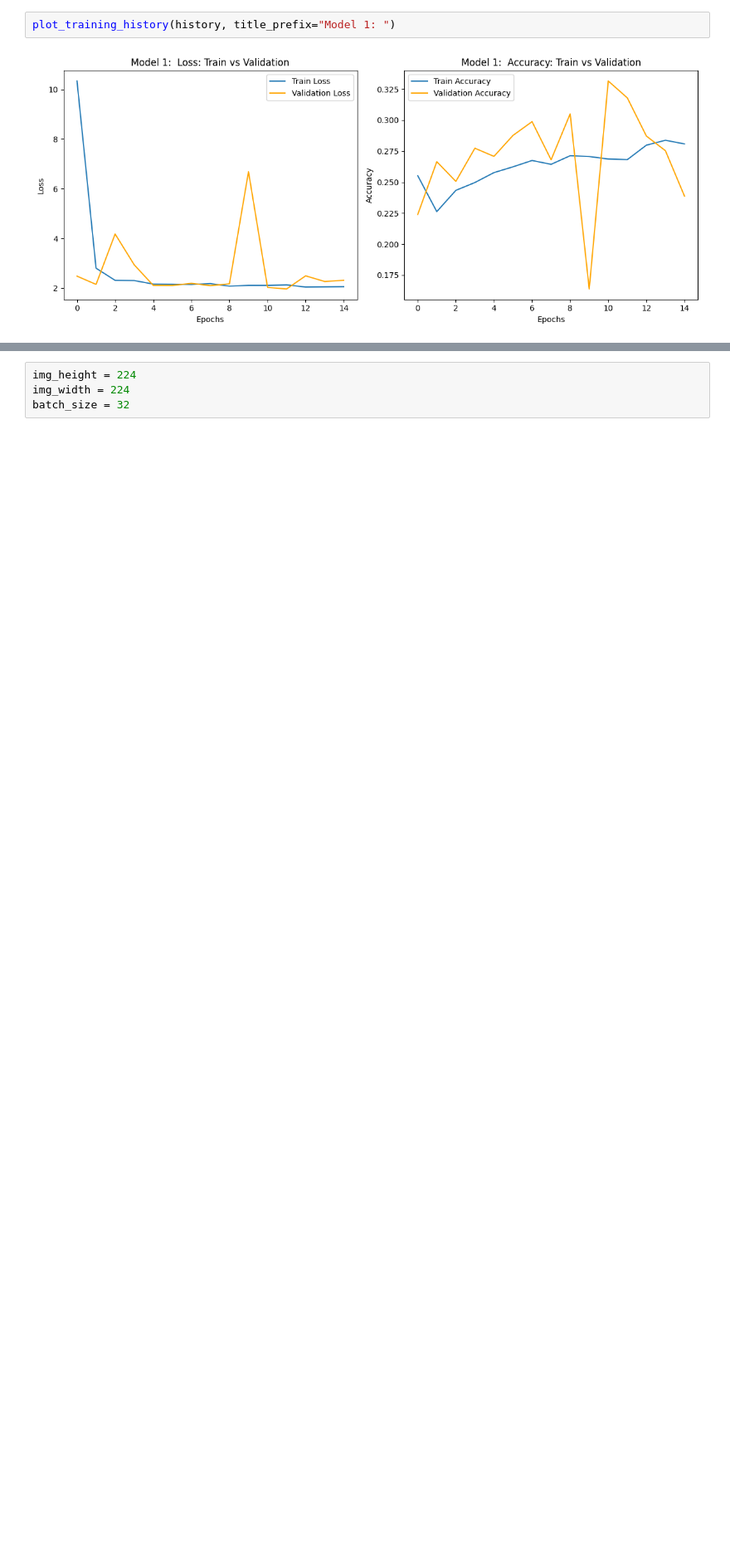
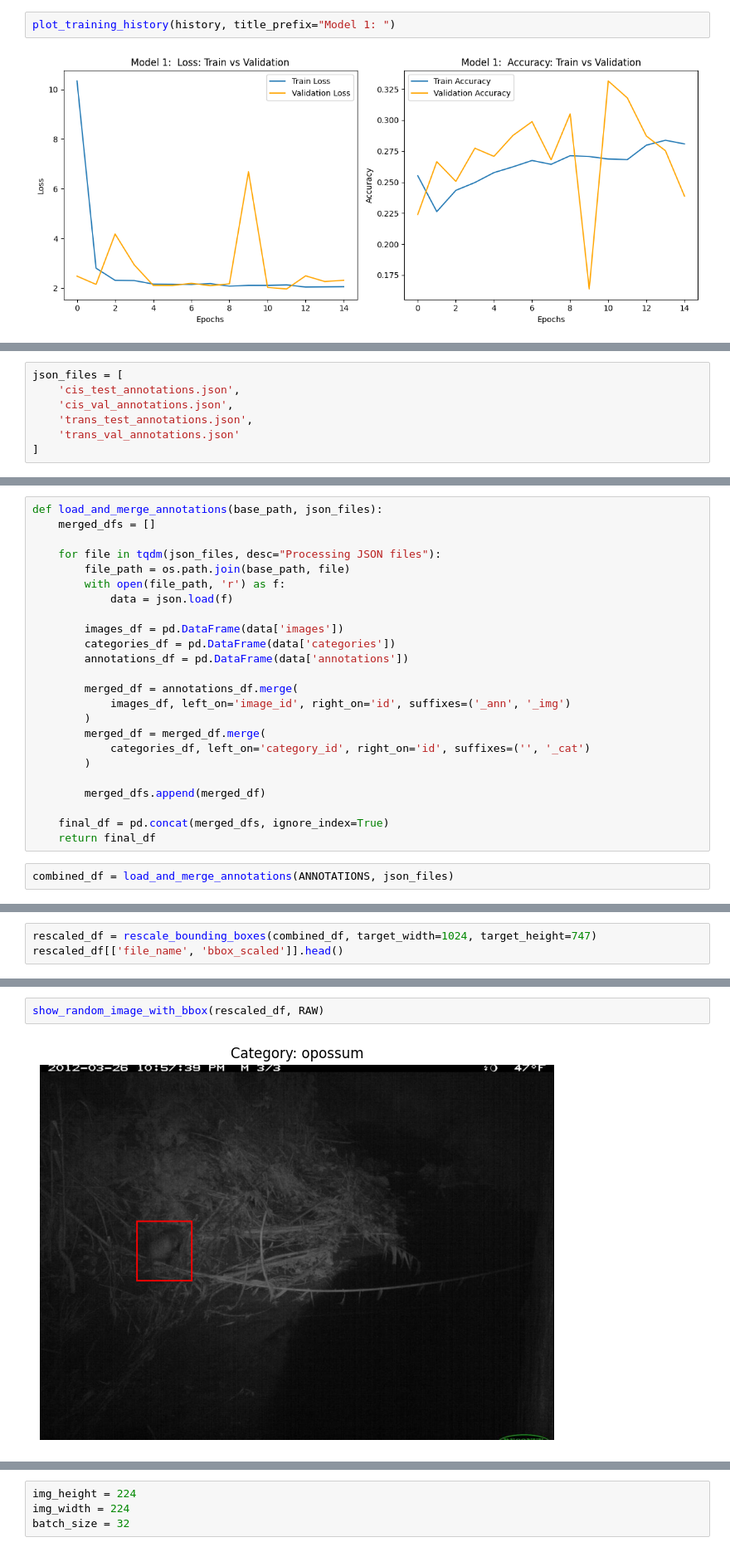
Before and after one commit to Raulinho-A/wildlife-vision, a Jupyter notebook: notebooks/2.0-raa-train-model.ipynb, the cells around one changed output, grey strips where cells are left out. Shown at 83% size. Drawn from its saved outputs; the diff is of its cells as text; blank space fills up the shorter version.

```diff
--- a/notebooks/2.0-raa-train-model.ipynb
+++ b/notebooks/2.0-raa-train-model.ipynb
@@ -216,0 +229,7 @@ Diagnóstico
+# %%
+json_files = [
+    'cis_test_annotations.json',
+    'cis_val_annotations.json',
+    'trans_test_annotations.json',
+    'trans_val_annotations.json'
+]
@@ -216,0 +238,26 @@ Diagnóstico
+# %%
+def load_and_merge_annotations(base_path, json_files):
+    merged_dfs = []
+
+    for file in tqdm(json_files, desc="Processing JSON files"):
+        file_path = os.path.join(base_path, file)
+        with open(file_path, 'r') as f:
+            data = json.load(f)
+
+        images_df = pd.DataFrame(data['images'])
+        categories_df = pd.DataFrame(data['categories'])
+        annotations_df = pd.DataFrame(data['annotations'])
+
+        merged_df = annotations_df.merge(
+            images_df, left_on='image_id', right_on='id', suffixes=('_ann', '_img')
+        )
+        merged_df = merged_df.merge(
+            categories_df, left_on='category_id', right_on='id', suffixes=('', '_cat')
+        )
+
+        merged_dfs.append(merged_df)
+
+    final_df = pd.concat(merged_dfs, ignore_index=True)
+    return final_df
+# %%
+combined_df = load_and_merge_annotations(ANNOTATIONS, json_files)
@@ -216,0 +275,3 @@ Diagnóstico
+# %%
+rescaled_df = rescale_bounding_boxes(combined_df, target_width=1024, target_height=747)
+rescaled_df[['file_name', 'bbox_scaled']].head()
@@ -216,0 +288,4 @@ Diagnóstico
+# %%
+show_random_image_with_bbox(rescaled_df, RAW)
+# %% [output]
+[figure, added]
```
Also changed, not shown: parts of 40 cells of this notebook, 5 other files.
